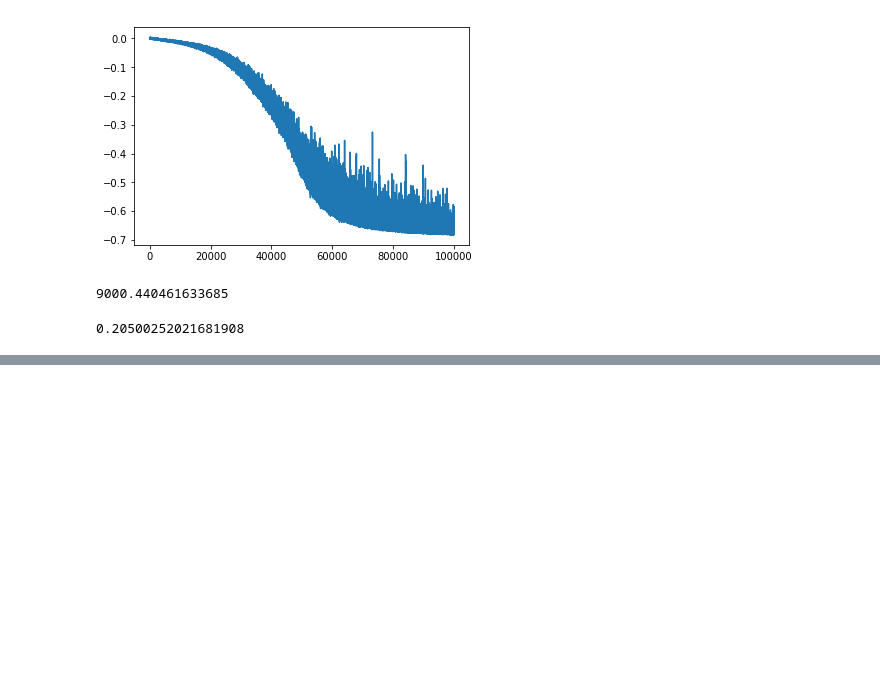
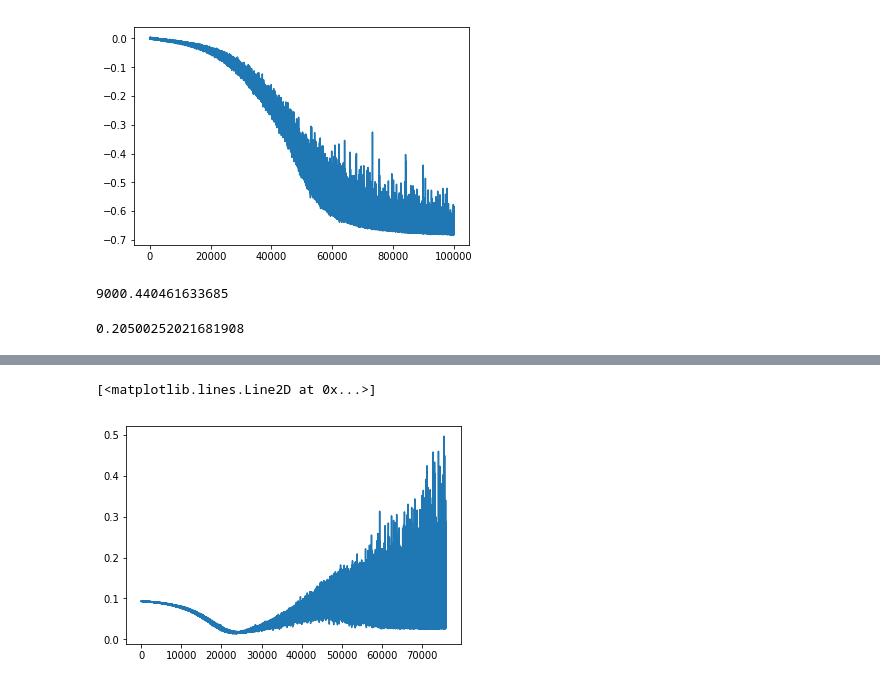
Before and after one commit to jonPlante/IFT6135H19_assignment, a Jupyter notebook: assignment3/q1.ipynb, the cells around one changed output, grey strips where cells are left out. Cells and saved outputs as stored; diff of their text form; code cells hidden in the pictures; blank space fills up the shorter version.

```diff
--- a/assignment3/q1.ipynb
+++ b/assignment3/q1.ipynb
@@ -143,0 +170,5 @@ NameError: name 'D_fake' is not defined
+# %%
+plt.plot(np.array(gp_losses).flatten())
+# %% [output]
+[<matplotlib.lines.Line2D at 0x...>]
+[figure, added]
```
Also changed, not shown: parts of 4 cells of this notebook.
